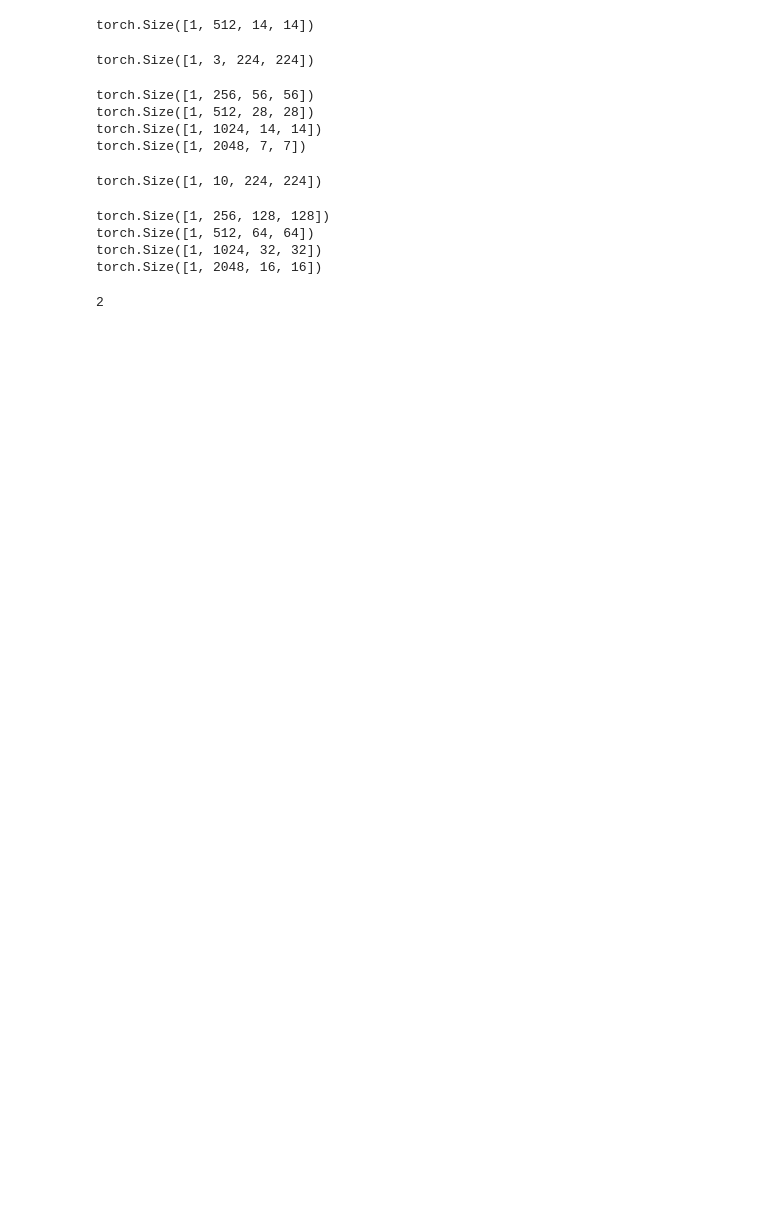
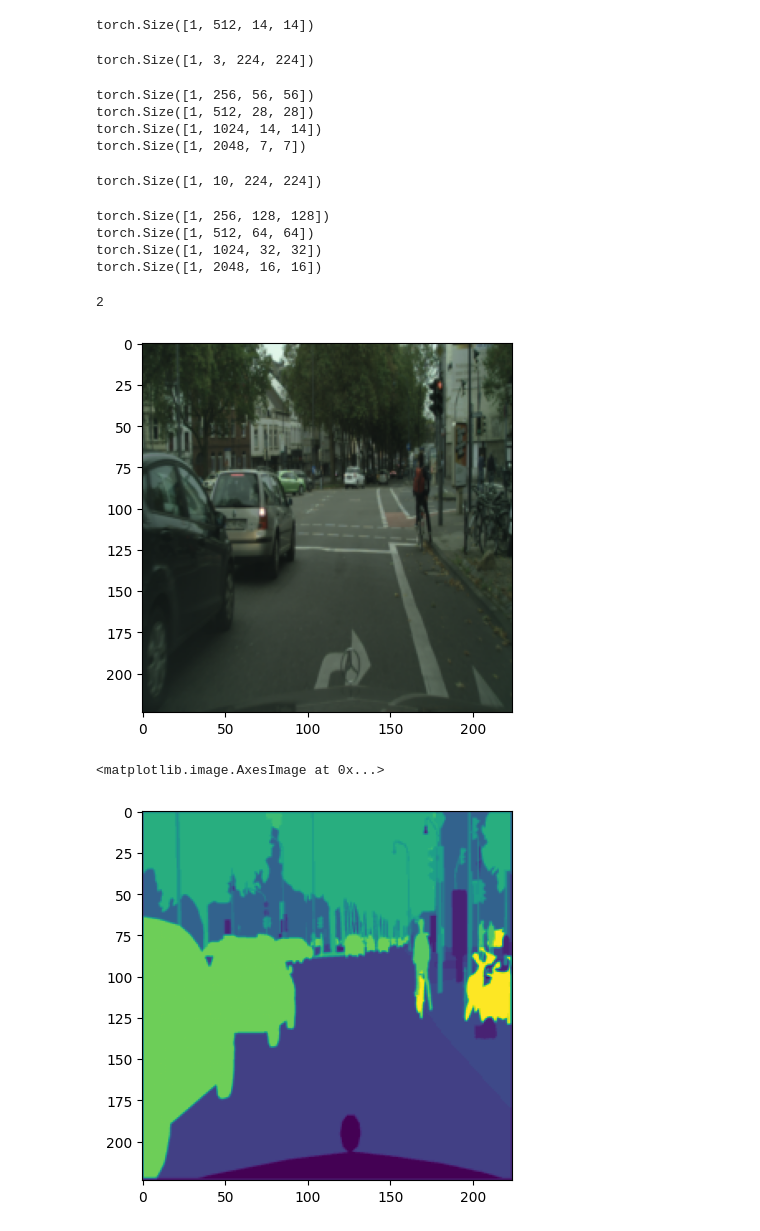
Before and after one commit to SarthakM320/Domain-Adaptive-zeroshot-learning, a Jupyter notebook: experiments.ipynb, the cells around one changed output. Cells and saved outputs as stored; diff of their text form; code cells hidden in the pictures; blank space fills up the shorter version.

```diff
--- a/experiments.ipynb
+++ b/experiments.ipynb
@@ -258,3 +258,18 @@ with open('trial_config.yaml', 'r') as f:
     file = yaml.safe_load(f)
 
 file
+# %%
+from data import cityscapes_dataset_train
+
+img, target = cityscapes_dataset_train.__getitem__(10)
+
+import matplotlib.pyplot as plt
+
+
+plt.imshow(img.permute(1,2,0).numpy())
+plt.show()
+plt.imshow(target.permute(1,2,0).numpy())
+# %% [output]
+[figure, added]
+<matplotlib.image.AxesImage at 0x...>
+[figure, added]
```
Also changed, not shown: parts of 4 cells of this notebook, 15 other files.
